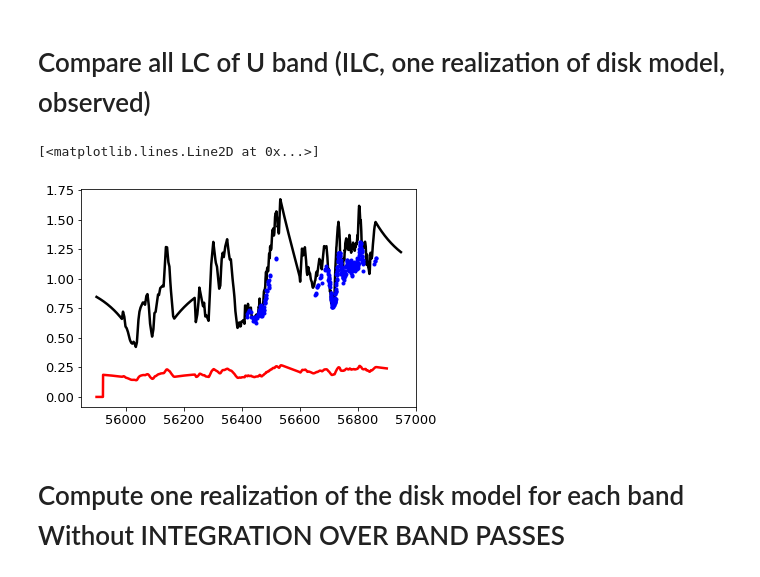
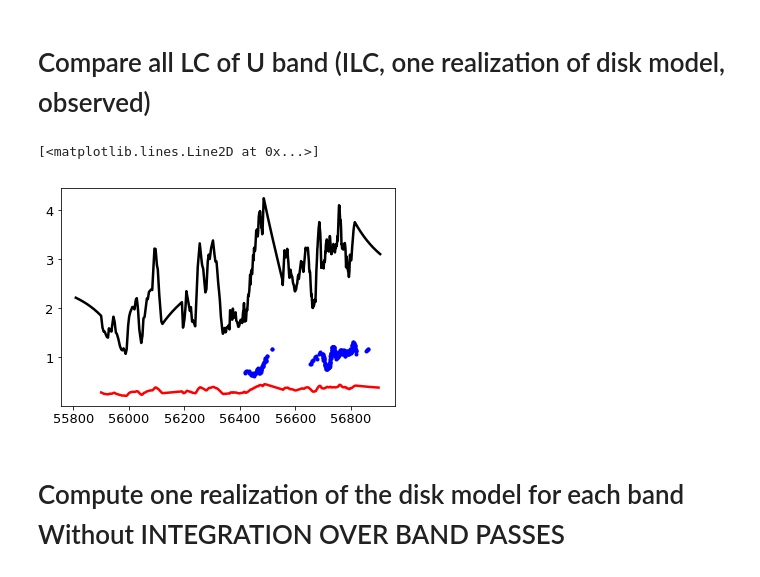
Before and after one commit to husnedereli/Reprocessing_disk, a Jupyter notebook: Compute_UVW2_LC_fitted_with_ADmodel.ipynb, the cells around one changed output. Cells and saved outputs as stored; diff of their text form; code cells hidden in the pictures.

```diff
--- a/Compute_UVW2_LC_fitted_with_ADmodel.ipynb
+++ b/Compute_UVW2_LC_fitted_with_ADmodel.ipynb
@@ -138,6 +138,6 @@ fluxerr_ILC = np.asarray(fluxerr_ILC)
 
 mean_F = mean(flux_ILC)
 print mean_F
-flux_ILC = flux_ILC / mean_F
-time_ILC = time_ILC-time_ILC[0]
+#flux_ILC = flux_ILC / mean_F
+time_ILC = time_ILC- 5961.730 #time_ILC[0]
 # %% [output]
@@ -284,7 +284,7 @@ plt.plot(t, flux3*clight*(3440), color = "yellow")
 time_obs_UVW2 = []
 flux_obs_UVW2 = []
 fluxerr_obs_UVW2 = []
-with open('Filter/UVW2_timeflux_save.txt') as f:
+with open('Filter/UVW2_timeflux1.txt') as f:
     for line in f:
         data = line.split()
         #print float(data[0])
@@ -297,4 +297,5 @@ time_obs_UVW2 = time_obs_UVW2-2400000
 flux_obs_UVW2 = np.asarray(flux_obs_UVW2)
 fluxerr_obs_UVW2 = np.asarray(fluxerr_obs_UVW2)
 print time_obs_UVW2[0]
+time_obs_UVW2 = time_obs_UVW2 - time_obs_UVW2[0]
 # %% [output]
@@ -322,8 +323,8 @@ plt.plot(time_obs_UVW2, flux_obs_UVW2, 'k.', linewidth=2.5)
 # %% [markdown]
 # Compare all the LC of UVW2 (illuminated LC, one realization of disk model, observed)
 # %%
-time_ILC = time_ILC + 55900
-t = t + 55900
+#time_ILC_start1 = time_ILC + 55900
+#t_start = t + 55900
 #time_obs_UVW2 = time_obs_UVW2 + 55900
 print flux0[100]
 Flux_UVW2 = flux0*clight*(2120)*1e14
@@ -390,17 +392,17 @@ plt.plot(time_obs, flux_obs, 'b.', linewidth=2.5)
 # %% [markdown]
 # Compare all LC of U band (ILC, one realization of disk model, observed)
 # %%
-#time_ILC = time_ILC + 55900
-#t = t + 55900
+time_ILC_start2 = time_ILC + 55900
+t_start2 = t + 55900
 Flux_U = flux3*clight*(3440)*1e14
 # %%
-plt.plot(time_ILC, flux_ILC, 'k', linewidth=2.5)
-plt.plot(t, Flux_U, 'r', linewidth=2.5)
+plt.plot(time_ILC_start2, flux_ILC, 'k', linewidth=2.5)
+plt.plot(t_start2, Flux_U, 'r', linewidth=2.5)
 plt.plot(time_obs, flux_obs, 'b.', linewidth=2.5)
 #plt.xlim(56400, 56920)
 # %% [output]
 [<matplotlib.lines.Line2D at 0x...>]
-[figure, old version]
+[figure, new version]
 # %% [markdown]
 # Compute one realization of the disk model for each band Without INTEGRATION OVER BAND PASSES
 # %%
```
Also changed, not shown: parts of 38 cells of this notebook, 5 other files.
